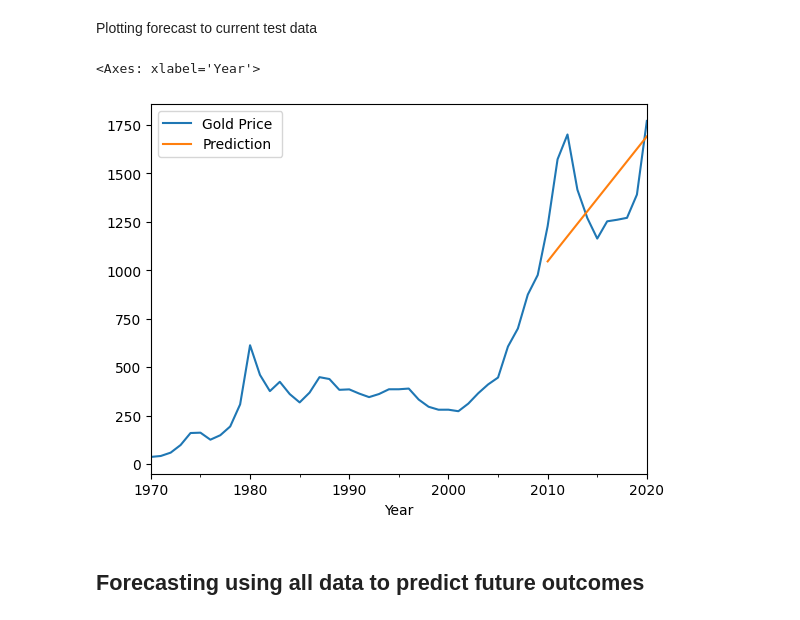
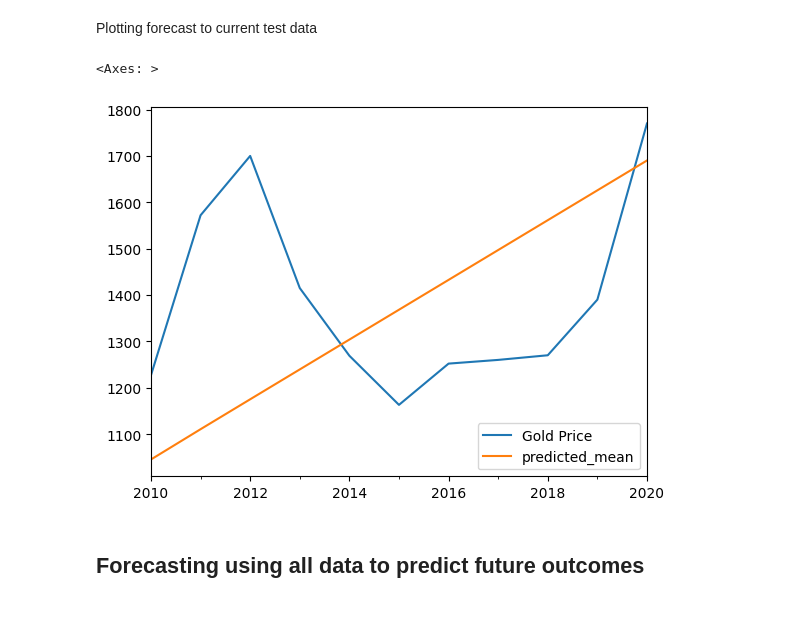
Before and after one commit to yodhasu/Code-Archive, a Jupyter notebook: Gold_Price_Prediction_ARIMA.ipynb, the cells around one changed output. Cells and saved outputs as stored; diff of their text form; code cells hidden in the pictures.

```diff
--- a/Gold_Price_Prediction_ARIMA.ipynb
+++ b/Gold_Price_Prediction_ARIMA.ipynb
@@ -268,3 +310,7 @@ fits = model.fit(dftrain['Gold Price '])
+# %%
+model = arima(history_df['Gold Price '], order=(1, 2, 1))
+
+fits = model.fit()
 # %% [markdown]
 ## Forecast/Prediction
 # %% [markdown]
@@ -276,3 +320,5 @@ forecast=model.predict(n_periods=len(dftest), return_conf_int=True)
+# %%
+forecast= fits.predict(start = len(dftrain), end = len(dftrain) + len(dftest) - 1, typ='levels')
 # %%
 print(len(dftest))
 print(len(dftrain))
@@ -280,4 +326,6 @@ print(len(dftrain))
 11
 40
 # %%
-forecast_df = pd.DataFrame(forecast[0],index = dftest.index,columns=['Prediction'])
+# forecast_df = pd.DataFrame(forecast[0],index = dftest.index,columns=['Prediction'])
+forecast_df = pd.DataFrame(forecast)
+forecast_df
@@ -284,3 +345,7 @@ forecast_df = pd.DataFrame(forecast[0],index = dftest.index,columns=['Prediction
+# %%
+forecast_df.index = dftest_df.index
+newdftest_df = dftest_df.drop(columns=['Silver Price ', 'Gold/Silver Price Ratio '])
+# forecast_df.columns = newdftest_df.columns
 # %%
 forecast_df
 # %% [output]
@@ -335,9 +397,9 @@ Root Mean Squared Error:  274.9243601621884
 # %% [markdown]
 Plotting forecast to current test data
 # %%
-pd.concat([datedf['Gold Price '],forecast_df],axis=1).plot()
+pd.concat([dftest_df['Gold Price '],forecast_df],axis=1).plot()
 # %% [output]
-<Axes: xlabel='Year'>
+<Axes: >
-[figure, old version]
+[figure, new version]
 # %% [markdown]
 ## Forecasting using all data to predict future outcomes
```
Also changed, not shown: parts of 23 cells of this notebook.
